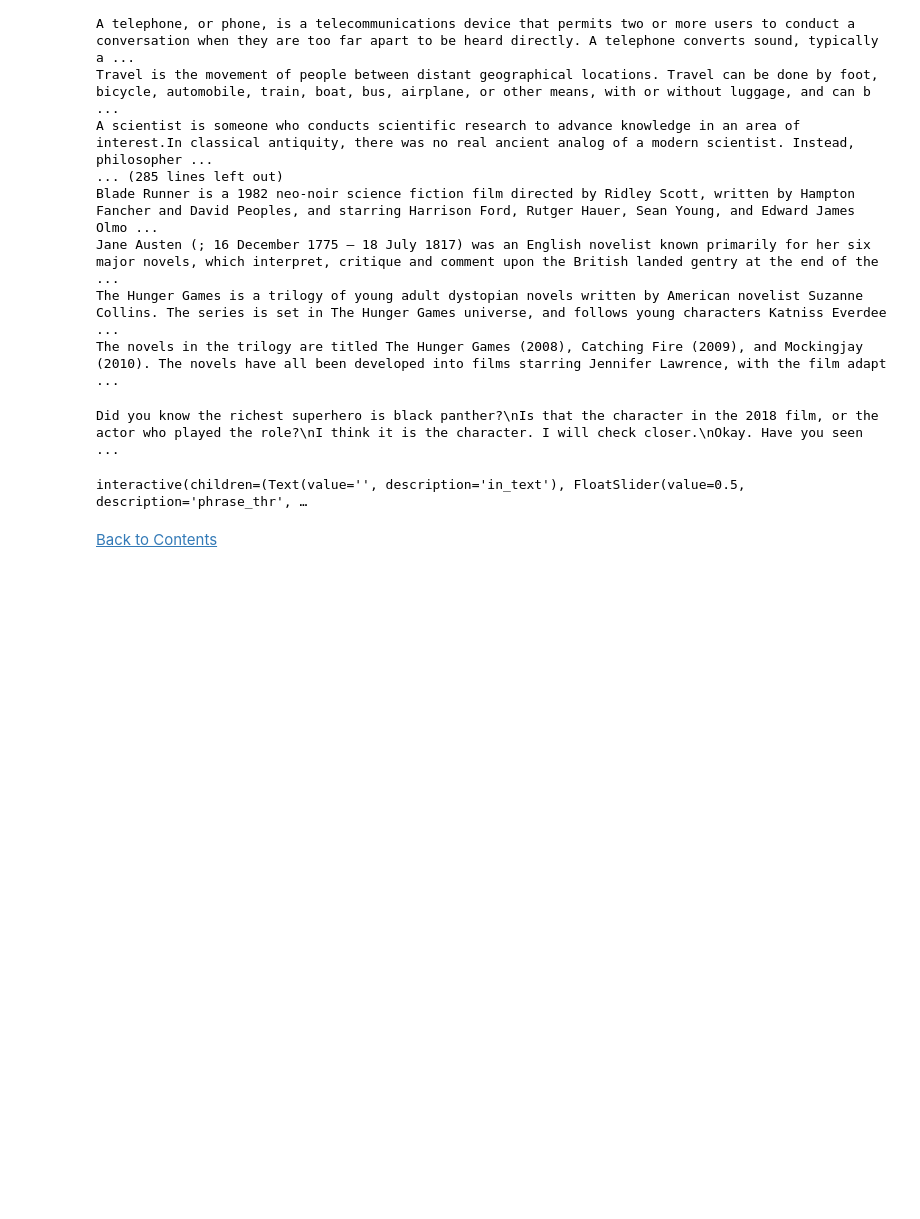
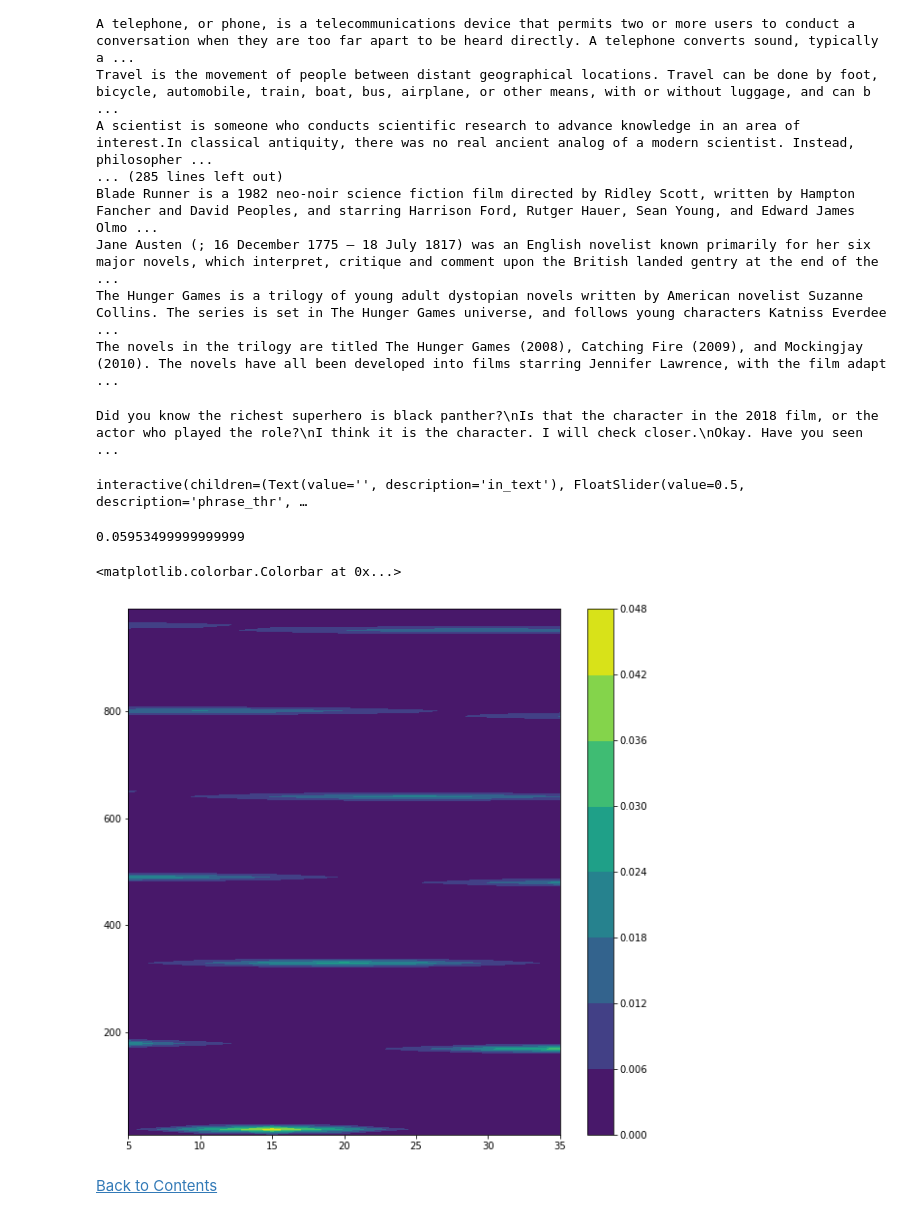
Before and after one commit to alessiot/Topical-Chats, a Jupyter notebook: topical_chats.ipynb, the cells around one changed output. Saved outputs shown, nothing was run; the diff lists cells and outputs as text; code cells hidden in the pictures; blank space fills up the shorter version.

```diff
--- a/topical_chats.ipynb
+++ b/topical_chats.ipynb
@@ -710,5 +730,32 @@ def g(in_text, phrase_thr):
     return get_points(in_text, phrase_thr)
 # %% [output]
 interactive(children=(Text(value='', description='in_text'), FloatSlider(value=0.5, description='phrase_thr', …
+# %%
+binom.pmf(4, 6, 0.3, loc=0)
+# %% [output]
+0.05953499999999999
+# %%
+from math import factorial
+from matplotlib import pyplot as plt
+from scipy.stats import binom
+
+avgC = 100 # avg total calls in 1 min
+p = 0.2 # probability of a successful call
+dT = np.arange(5,40,5) # time interval (in mins)
+nK = np.arange(10,1000,10) # number of successful calls in dT
+X, Y = np.meshgrid(dT, nK)
+Z = [binom.pmf(k, avgC*t, p, loc=0) for t in dT for k in nK]
+Z = np.array(Z)
+Z = Z.reshape((len(nK), len(dT)))
+
+fig, ax = plt.subplots(figsize=(10,10))
+
+
+cf = ax.contourf(X,Y,Z)
+
+fig.colorbar(cf, ax=ax)
+# %% [output]
+<matplotlib.colorbar.Colorbar at 0x...>
+[figure, added]
 # %% [markdown]
 [Back to Contents](#Table-of-Contents)
```
Also changed, not shown: parts of 1 cell of this notebook.
